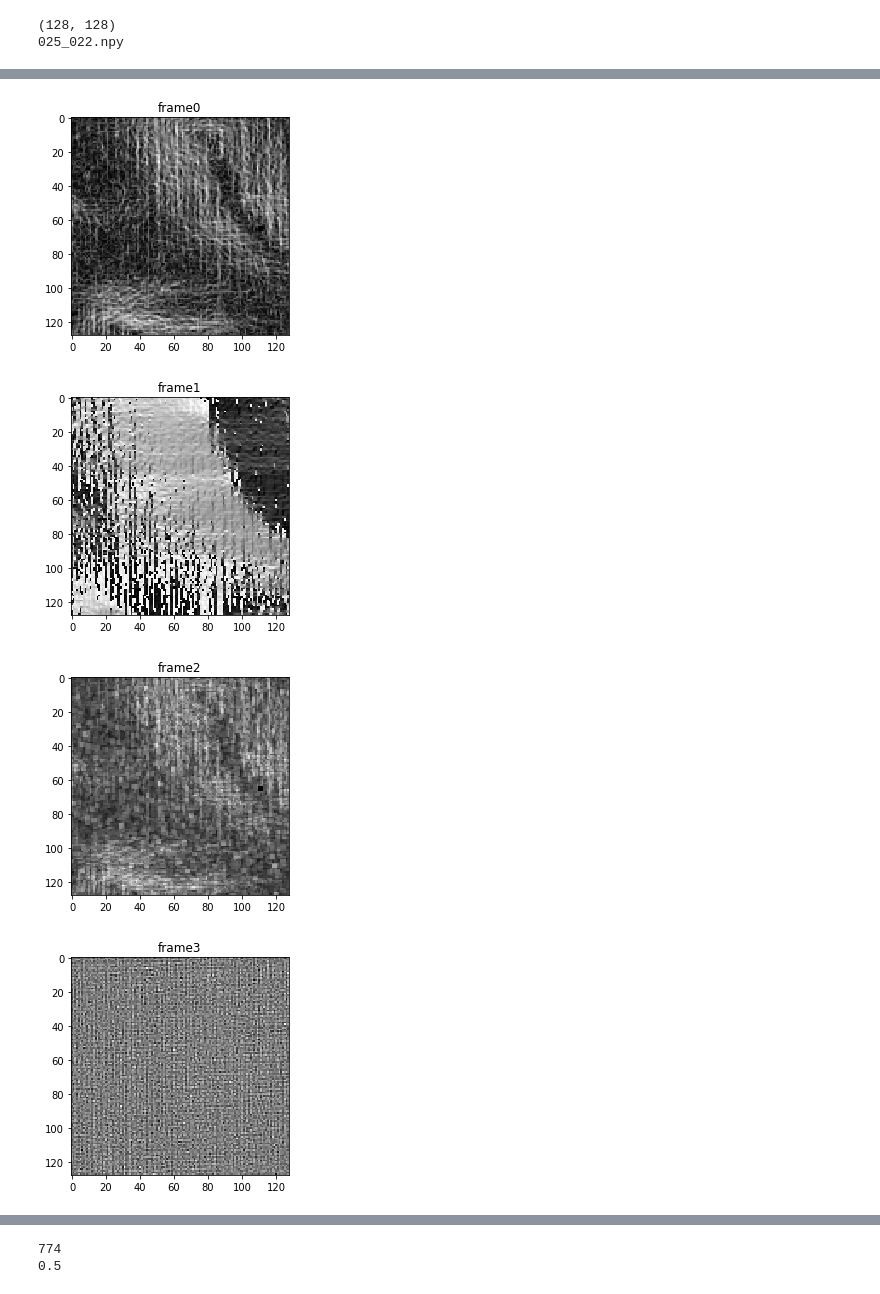
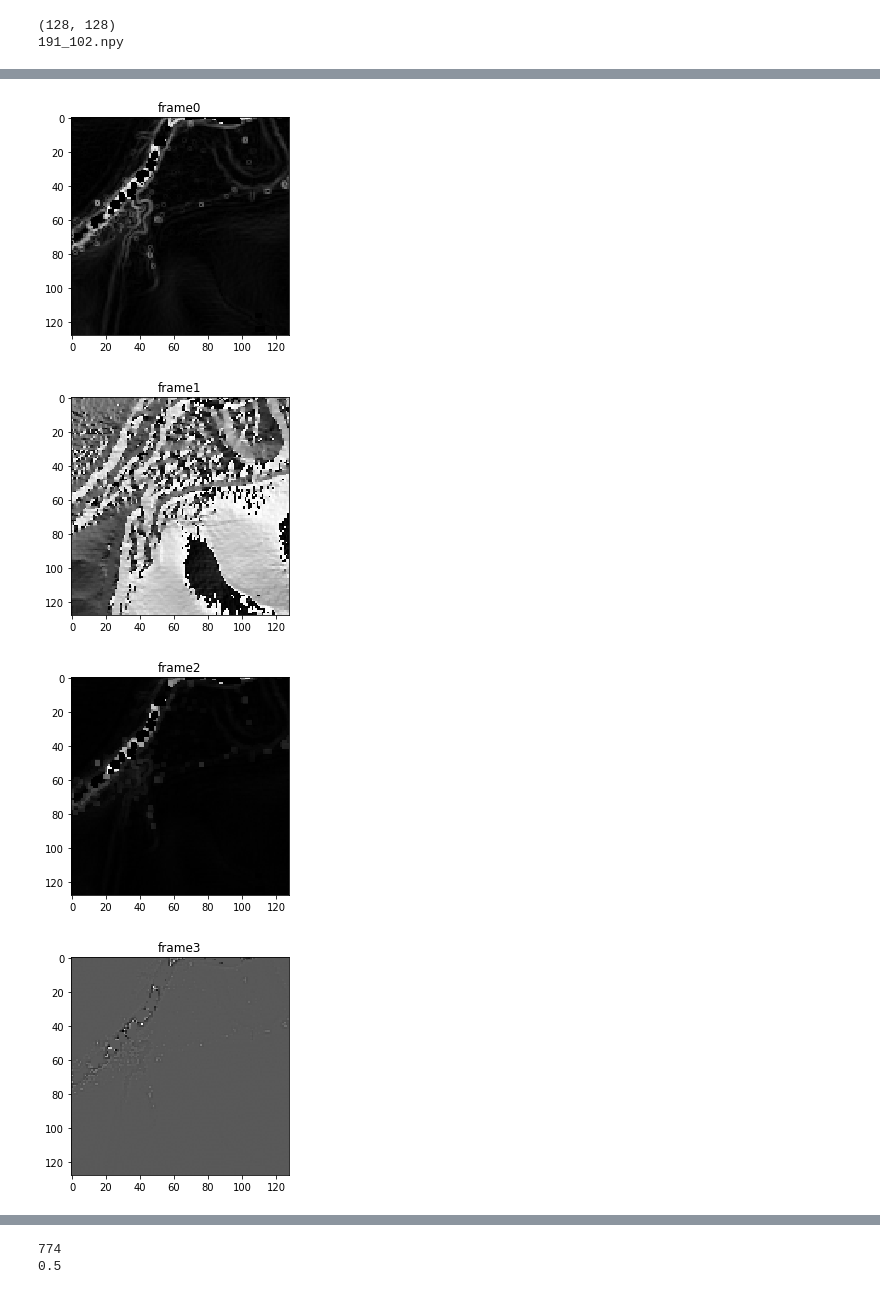
Before and after one commit to Chen-Yifan/DEM_segmentation, a Jupyter notebook: notebook/vis.ipynb, the cells around one changed output, grey strips where cells are left out. Saved outputs shown, nothing was run; the diff lists cells and outputs as text; code cells hidden in the pictures.

```diff
--- a/notebook/vis.ipynb
+++ b/notebook/vis.ipynb
@@ -1,9 +1,9 @@
 # %%
 import os
-results_dir = '/home/yifanc3/results/7.18/128overlap_dist_50epoch/1/prediction'
+results_dir = '/home/yifanc3/results/7.5/128overlap_300w_unetAdal_60ep_5m6b_noshuffle_renorm/1/prediction'
 # iou = 69%
-test_mask_dir = '/home/yifanc3/results/7.18/128overlap_dist_50epoch/1/mask'
-test_frame_dir = '/home/yifanc3/results/7.18/128overlap_dist_50epoch/1/frame'
+test_mask_dir = '/home/yifanc3/results/7.5/128overlap_300w_unetAdal_60ep_5m6b_noshuffle_renorm/1/mask'
+test_frame_dir = '/home/yifanc3/results/7.5/128overlap_300w_unetAdal_60ep_5m6b_noshuffle_renorm/1/frame'
 # plot_dir = '/home/yifanc3/segmentation_v2/DEM_segmentation/'
 
 
@@ -11,6 +11,8 @@ test_frame_dir = '/home/yifanc3/results/7.18/128overlap_dist_50epoch/1/frame'
 # test_mask_dir = '/home/yifanc3/results/resplit_orig_mask'
 # plot_dir = '/home/yifanc3/segmentation_v2/DEM_segmentation/'
 results_files = os.listdir(results_dir)
-print(results_files)
+# print(results_files)
 masks_files = os.listdir(test_mask_dir)
 frames_files = os.listdir(test_frame_dir)
+
+# print(frames_files)
@@ -31,9 +31,11 @@ def vis(i):
 #     print(frame[:,:,0])
     fig = plt.figure()
     f = plt.figure(1)
-    plt.title('mask')
+    plt.axis('off')
+    plt.title('groundtruth')
     origplot = plt.imshow(orig,cmap='gray')
     g = plt.figure(2)
+    plt.axis('off')
     plt.title('prediction')
     predplot = plt.imshow(pred,cmap='gray')
     a = plt.figure(3)
@@ -57,7 +59,8 @@ def vis(i):
 
     plt.show()
 # %%
-vis(68)
+vis(605
+   )
 # %% [output]
 (128, 128)
-025_022.npy
+191_102.npy
@@ -66,4 +69,4 @@ vis(68)
-[figure, old version]
+[figure, new version]
-[figure, old version]
+[figure, new version]
-[figure, old version]
+[figure, new version]
-[figure, old version]
+[figure, new version]
```
Also changed, not shown: parts of 4 cells of this notebook, 6 other files.
